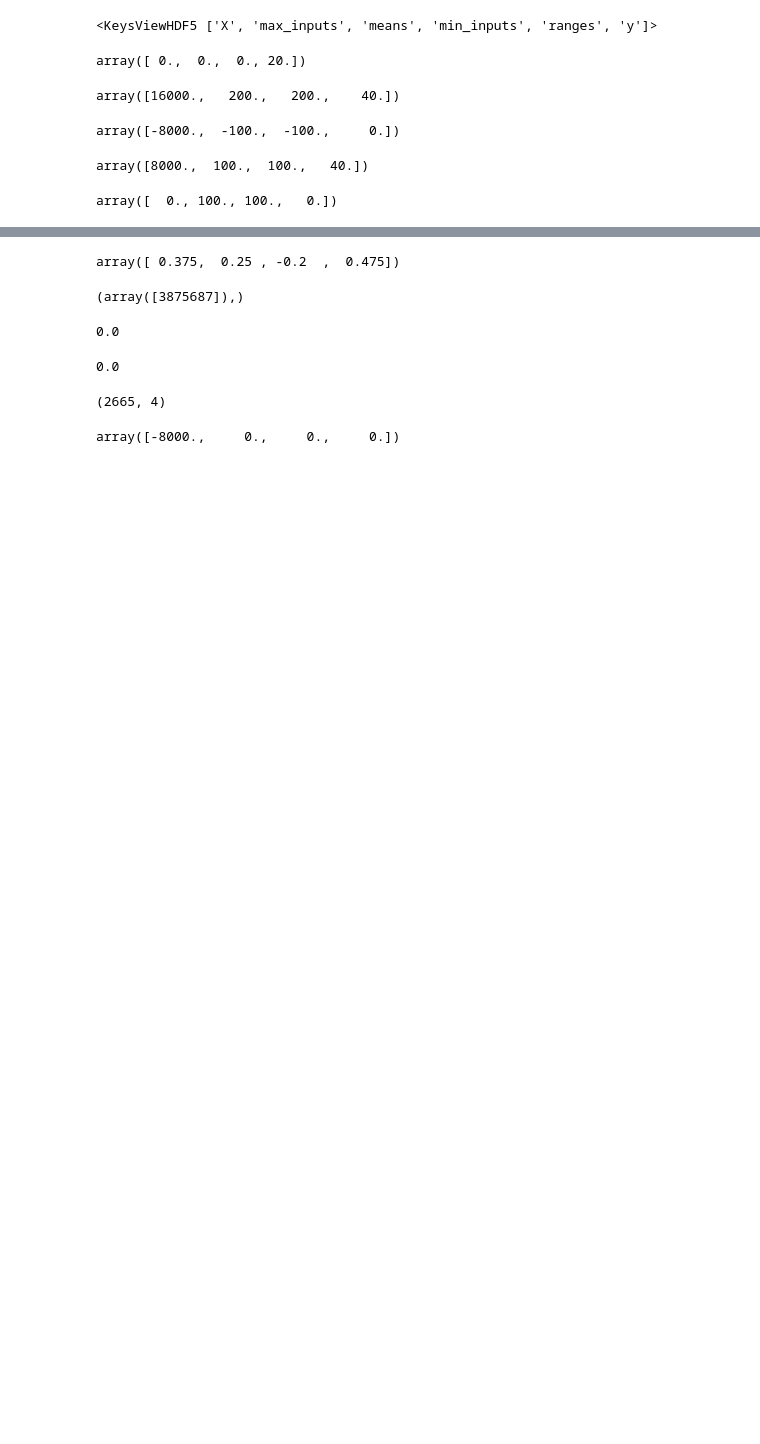
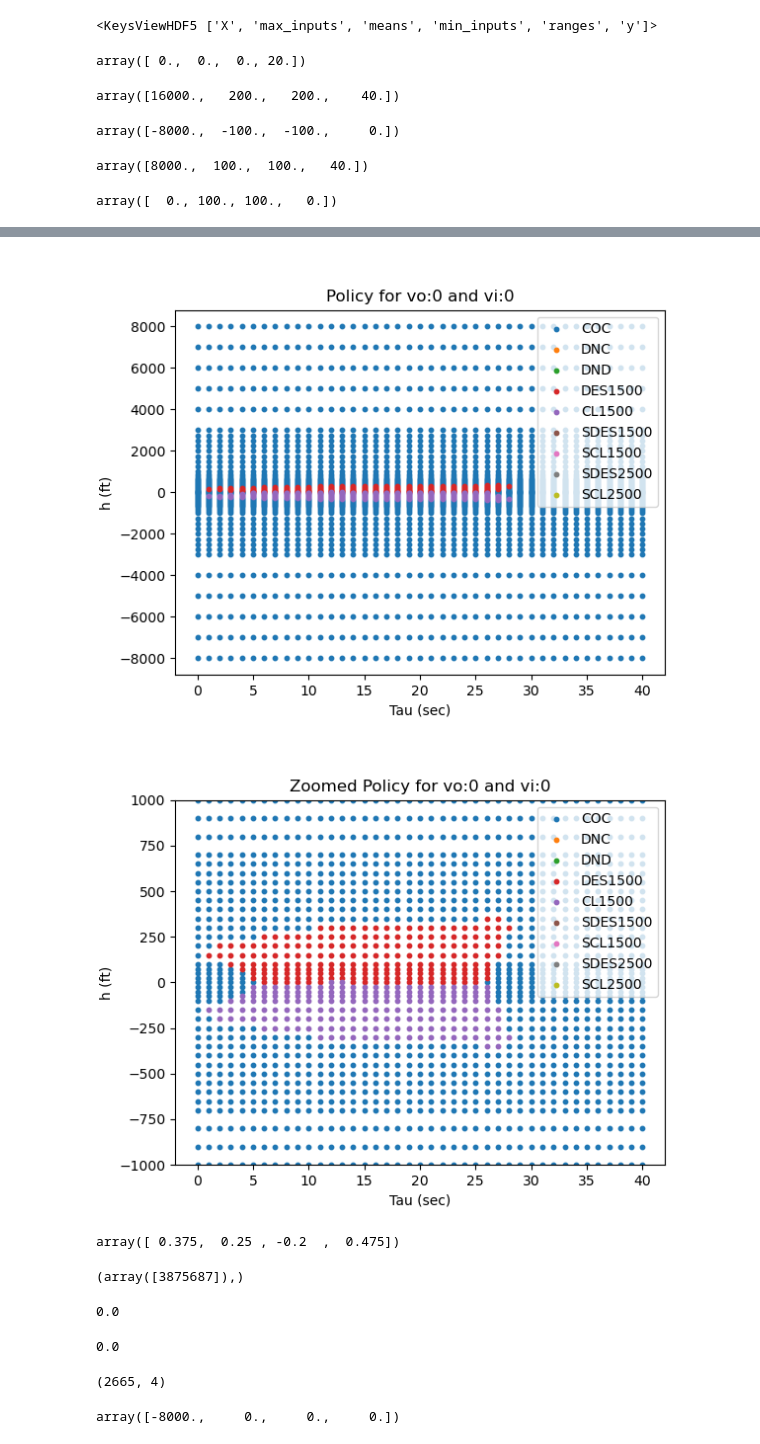
Before and after one commit to nskh/VerticalCAS, a Jupyter notebook: GenerateNetworks/policyviz.ipynb, the cells around one changed output, grey strips where cells are left out. Drawn from its saved outputs; the diff is of its cells as text; code cells hidden in the pictures; blank space fills up the shorter version.

Commit message:
nice plotting function for MDP

```diff
--- a/GenerateNetworks/policyviz.ipynb
+++ b/GenerateNetworks/policyviz.ipynb
@@ -307,3 +415,8 @@ array([  0., 100., 100.,   0.])
+# %%
+plot_mdp_policy(x_vals, y_vals)
+# %% [output]
+[figure, added]
+[figure, added]
 # %%
 n = normalize_point(np.array([6000, 50, -40, 39]))
 n
```
Also changed, not shown: parts of 3 cells of this notebook.
